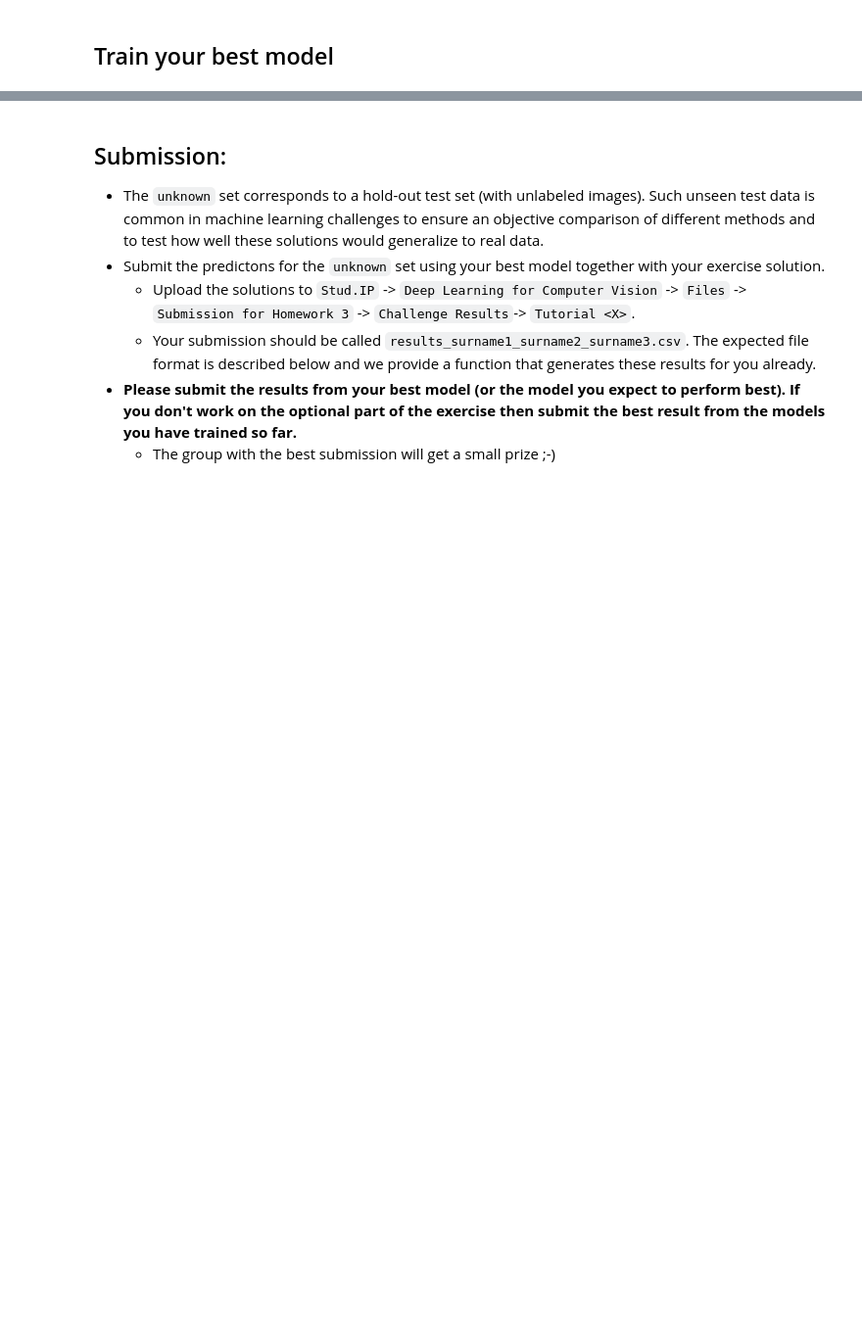
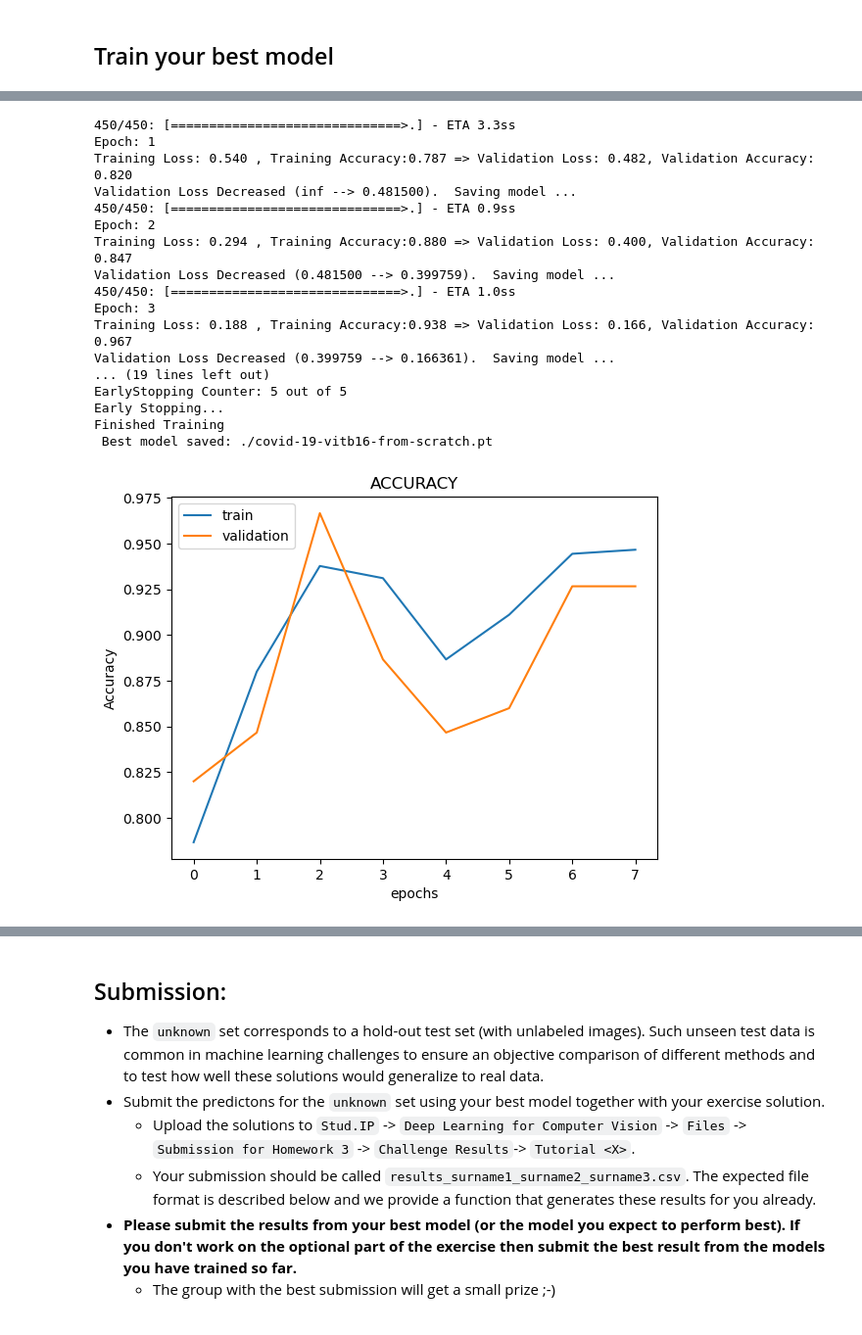
Before and after one commit to dimitrisavellas/Deep-Learning-GR, a Jupyter notebook: Exercise 3/Ex3_part1.ipynb, the cells around one changed output, grey strips where cells are left out. Shown at 98% size. Saved outputs shown, nothing was run; the diff lists cells and outputs as text; code cells hidden in the pictures; blank space fills up the shorter version.

Commit message:
optional part completed
92.4% accuracy on small test set

```diff
--- a/Exercise 3/Ex3_part1.ipynb
+++ b/Exercise 3/Ex3_part1.ipynb
@@ -1065,0 +1135,49 @@ You can divide some of these tasks up among your group and train the best model
+# %%
+# Optimizer, loss configurations, scheduler, and early stopping + Training and evaluating the new model
+
+lr = 0.0001
+batch_size = 16
+num_epochs = 30
+criterion = nn.CrossEntropyLoss()
+optimizer = optim.Adam(new_model.parameters(), lr=lr)
+scheduler = optim.lr_scheduler.ReduceLROnPlateau(optimizer, mode='min', factor=0.1, patience=5)
+early_stopping = utils.EarlyStopping(checkpoint_path=checkpoint_path, patience=5, verbose=True)
+
+# Train the model
+train_accuracy, val_accuracy, train_losses, val_losses = utils.run_training(
+    train_loader=train_loader,
+    val_loader=val_loader,
+    net=new_model,
+    num_epochs=num_epochs,
+    criterion=criterion,
+    optimizer=optimizer,
+    scheduler=scheduler,
+    early_stopping=early_stopping,
+    device=device
+)
+
+# Load best model and plot results
+new_model.load_state_dict(torch.load(checkpoint_path))
+utils.get_metric_plots(train_accuracy, val_accuracy, "Accuracy")
+utils.get_metric_plots(train_losses, val_losses, "Loss")
+
+print(f" Best model saved: {checkpoint_path}")
+# %% [output]
+450/450: [==============================>.] - ETA 3.3ss
+Epoch: 1
+Training Loss: 0.540 , Training Accuracy:0.787 => Validation Loss: 0.482, Validation Accuracy: 0.820
+Validation Loss Decreased (inf --> 0.481500).  Saving model ...
+450/450: [==============================>.] - ETA 0.9ss
+Epoch: 2
+Training Loss: 0.294 , Training Accuracy:0.880 => Validation Loss: 0.400, Validation Accuracy: 0.847
+Validation Loss Decreased (0.481500 --> 0.399759).  Saving model ...
+450/450: [==============================>.] - ETA 1.0ss
+Epoch: 3
+Training Loss: 0.188 , Training Accuracy:0.938 => Validation Loss: 0.166, Validation Accuracy: 0.967
+Validation Loss Decreased (0.399759 --> 0.166361).  Saving model ...
+... (19 lines left out)
+EarlyStopping Counter: 5 out of 5
+Early Stopping...
+Finished Training
+ Best model saved: ./covid-19-vitb16-from-scratch.pt
+[figure, added]
```
Also changed, not shown: parts of 11 cells of this notebook, 1 other file.
